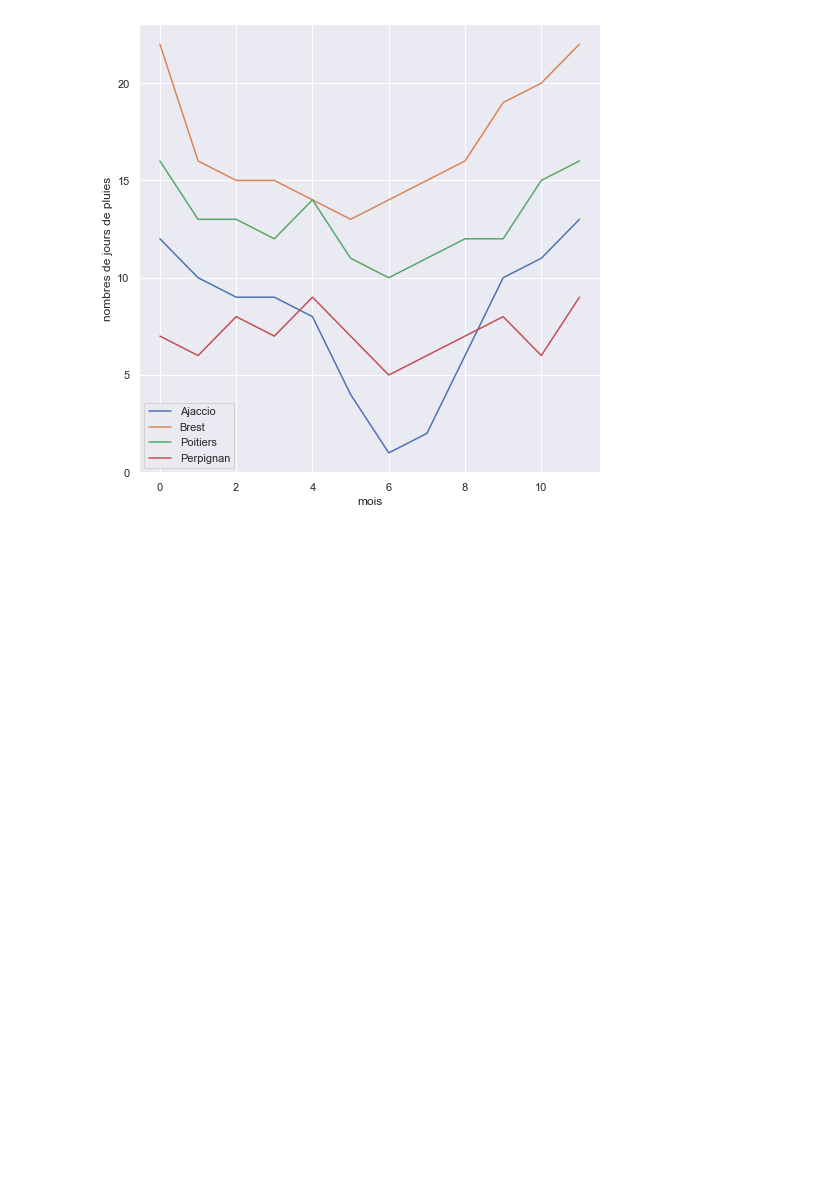
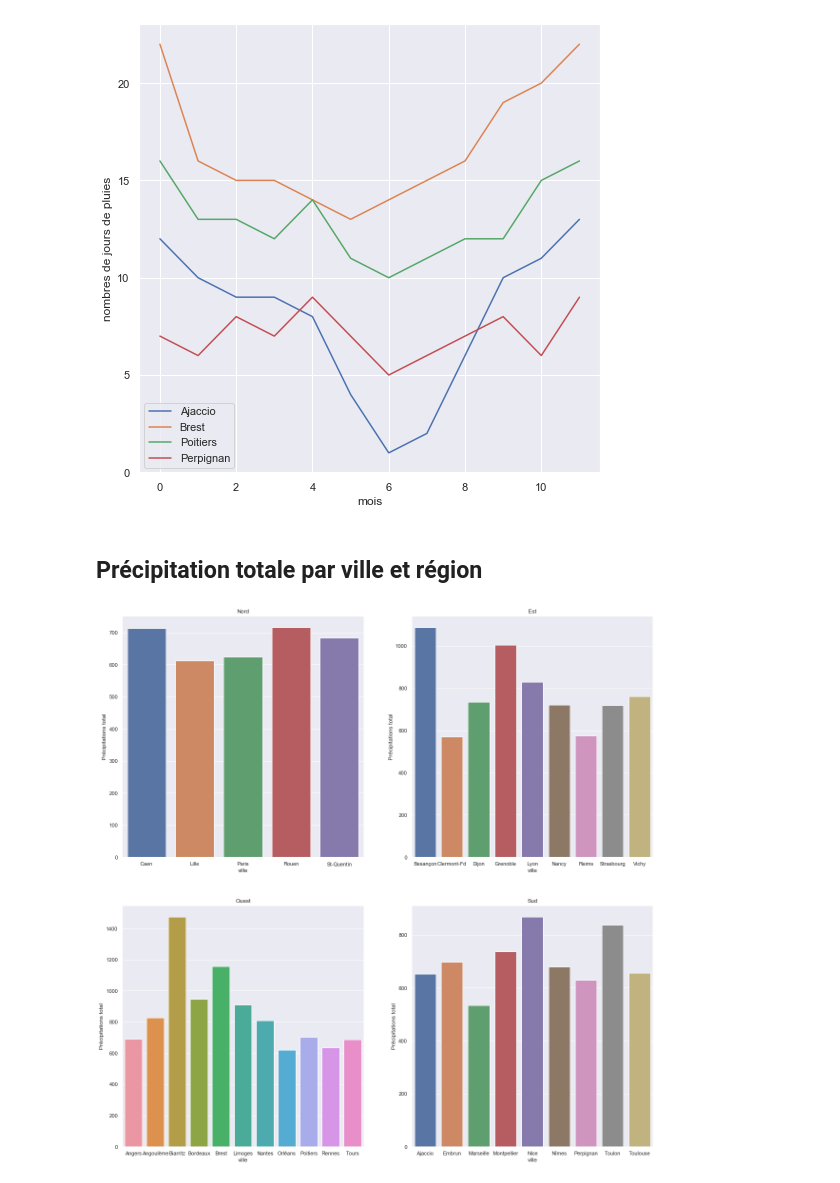
Before and after one commit to campusplage/compte-rendus-oriol_ramirez, a Jupyter notebook: TP1_pandas.ipynb, the cells around one changed output. Drawn from its saved outputs; the diff is of its cells as text; code cells hidden in the pictures; blank space fills up the shorter version.

```diff
--- a/TP1_pandas.ipynb
+++ b/TP1_pandas.ipynb
@@ -494,3 +498,26 @@ rows = ['Ajaccio',"Brest","Poitiers","Perpignan"]
 jours_de_pluie(rows)
 # %% [output]
 [figure]
+# %% [markdown]
+## Précipitation totale par ville et région
+# %%
+grouped_data = data.groupby(axis=1, level='Grandeur')
+gp = grouped_data.sum()["Précipitations"]
+df = pandas.DataFrame(data = np.array(data.index),columns=["ville"])
+df["Précipitations total"] = gp.values
+df["Géographie"] = data.Géographie.values
+df.head()
+
+
+
+fig, ax = plt.subplots(2,2)
+fig.set_size_inches(20, 8.27)
+
+
+sns.barplot(x="ville", y="Précipitations total",data=df[df["Géographie"]=="Nord"],ax = ax[0][0]).set_title("Nord")
+sns.barplot(x="ville", y="Précipitations total",data=df[df["Géographie"]=="Est"] ,ax = ax[0][1]).set_title("Est")
+sns.barplot(x="ville", y="Précipitations total",data=df[df["Géographie"]=="Ouest"],ax = ax[1][0]).set_title("Ouest")
+sns.barplot(x="ville", y="Précipitations total",data=df[df["Géographie"]=="Sud"],ax = ax[1][1]).set_title("Sud")
+plt.subplots_adjust(top=2)
+# %% [output]
+[figure, added]
```
Also changed, not shown: parts of 2 cells of this notebook.
